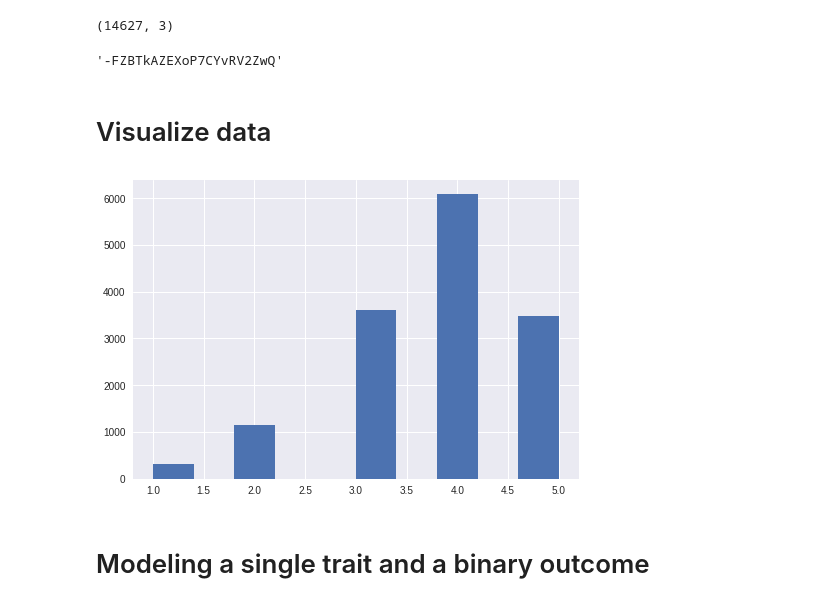
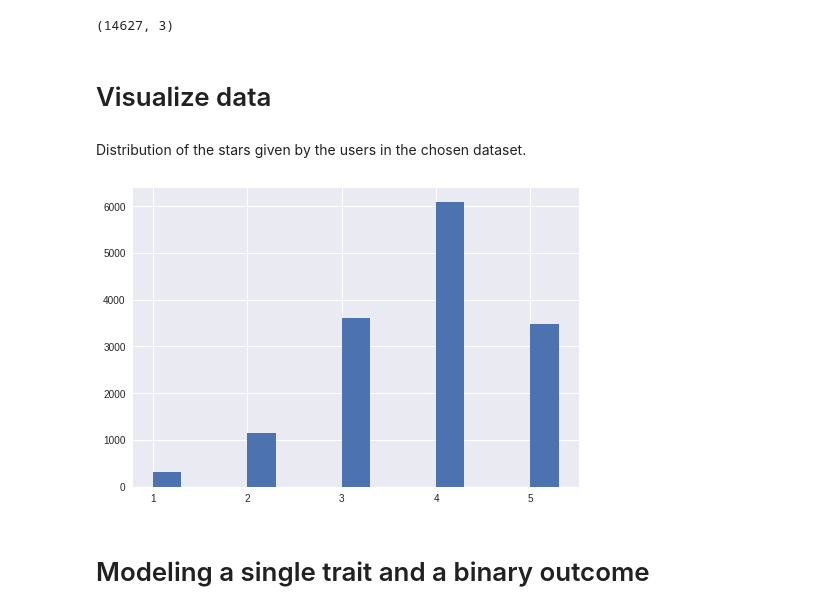
Before and after one commit to ioanab95/Colaborative-Filtering, a Jupyter notebook: collaborative_filtering.ipynb, the cells around one changed output. Drawn from its saved outputs; the diff is of its cells as text; code cells hidden in the pictures.

Commit message:
multiple_stars

```diff
--- a/collaborative_filtering.ipynb
+++ b/collaborative_filtering.ipynb
@@ -53,21 +72,19 @@ reviews = reviews.astype(int)
 reviews.shape
 # %% [output]
 (14627, 3)
-# %%
-users_df.get_value(3, 'id')
-# %% [output]
-'-FZBTkAZEXoP7CYvRV2ZwQ'
 # %% [markdown]
 # Visualize data
+# %% [markdown]
+Distribution of the stars given by the users in the chosen dataset.
 # %%
 from scipy import stats, integrate
 import matplotlib.pyplot as plt
 import seaborn as sns
 
-plt.hist(reviews_df['stars'].values)
+plt.hist(reviews_df['stars'].values, [1, 1.3, 2, 2.3, 3, 3.3, 4, 4.3, 5, 5.3])
 plt.show()
 # %% [output]
-[figure, old version]
+[figure, new version]
 # %% [markdown]
 # Modeling a single trait and a binary outcome
 # %% [markdown]
```
Also changed, not shown: parts of 29 cells of this notebook.
